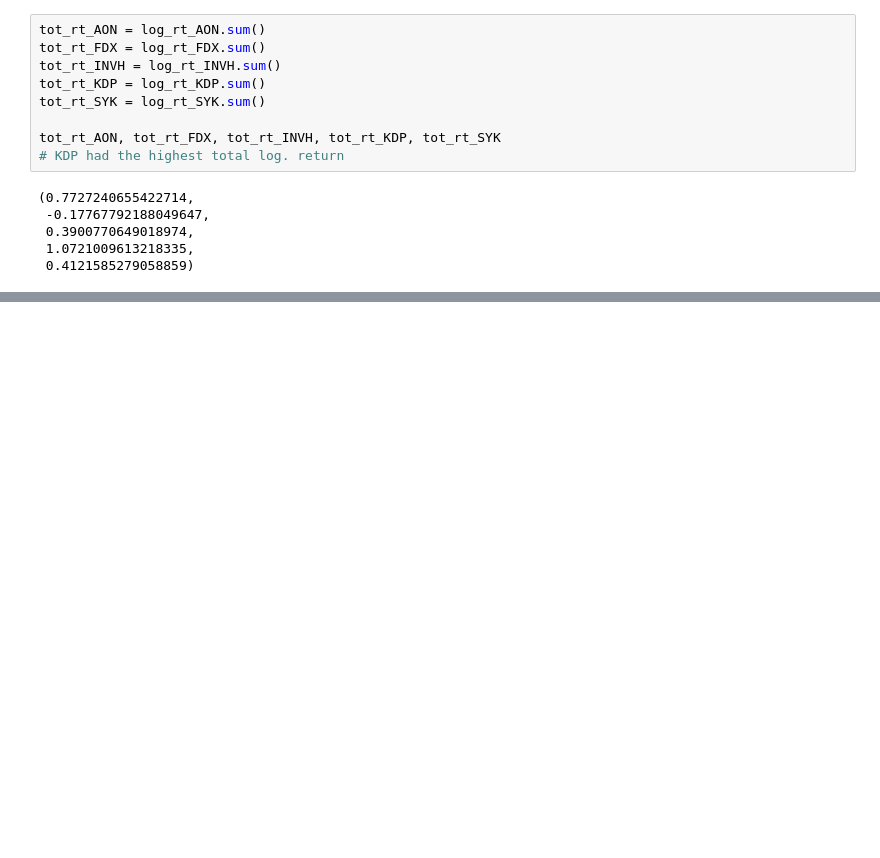
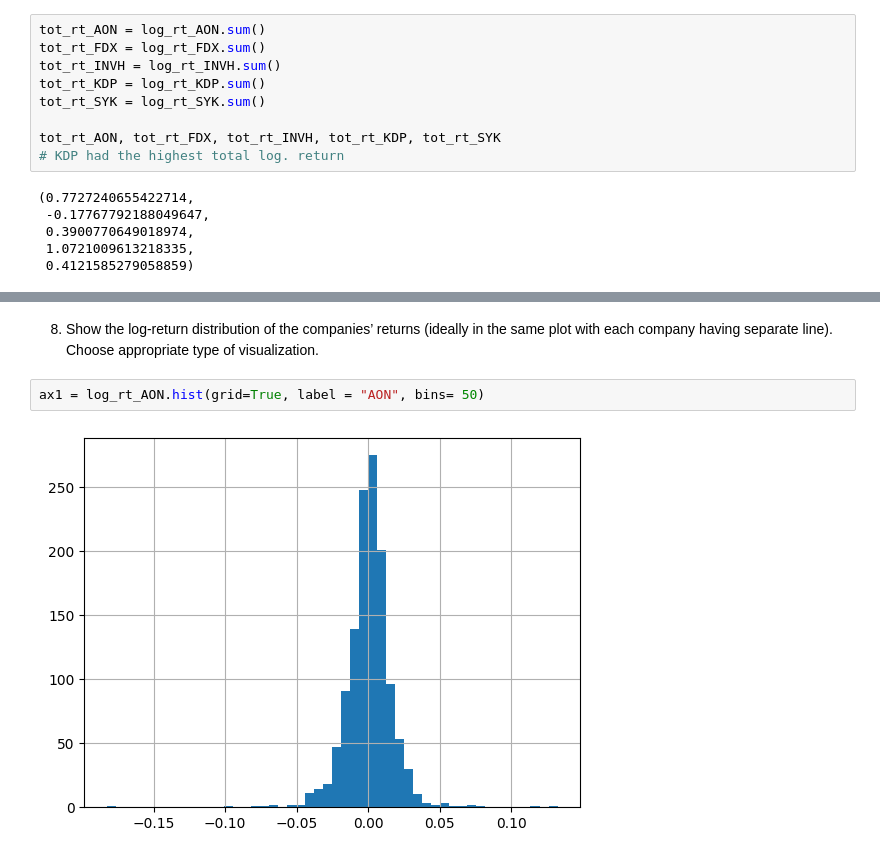
Before and after one commit to N0Data4U/MidtermExam, a Jupyter notebook: MidTerm_Epping_Leonard.ipynb, the cells around one changed output, grey strips where cells are left out. Drawn from its saved outputs; the diff is of its cells as text; blank space fills up the shorter version.

```diff
--- a/MidTerm_Epping_Leonard.ipynb
+++ b/MidTerm_Epping_Leonard.ipynb
@@ -128,0 +142,7 @@ tot_rt_AON, tot_rt_FDX, tot_rt_INVH, tot_rt_KDP, tot_rt_SYK
+# %% [markdown]
+8. Show the log-return distribution of the companies’ returns (ideally in the same plot
+with each company having separate line). Choose appropriate type of visualization.
+# %%
+ax1 = log_rt_AON.hist(grid=True, label = "AON", bins= 50)
+# %% [output]
+[figure, added]
```
Also changed, not shown: parts of 10 cells of this notebook.
